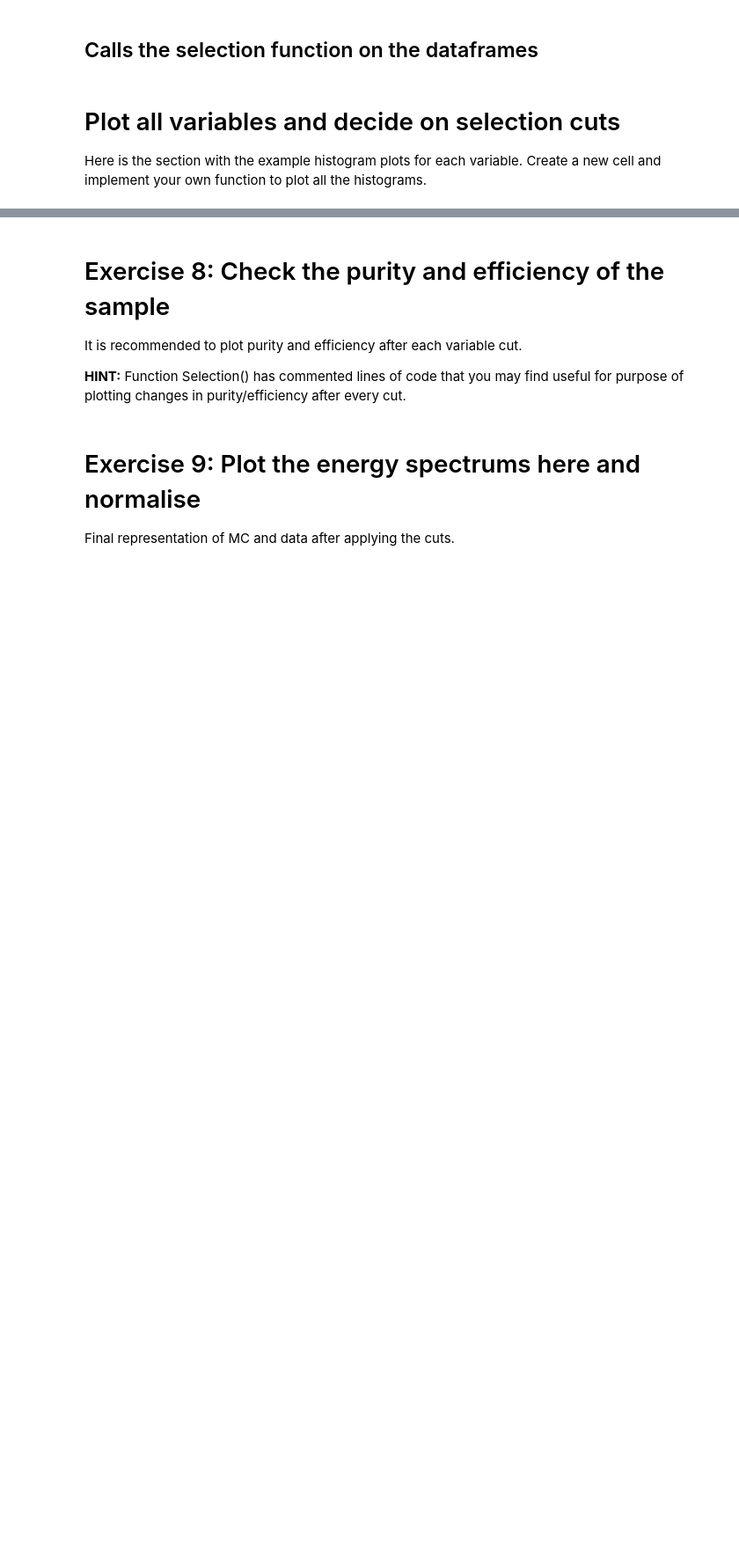
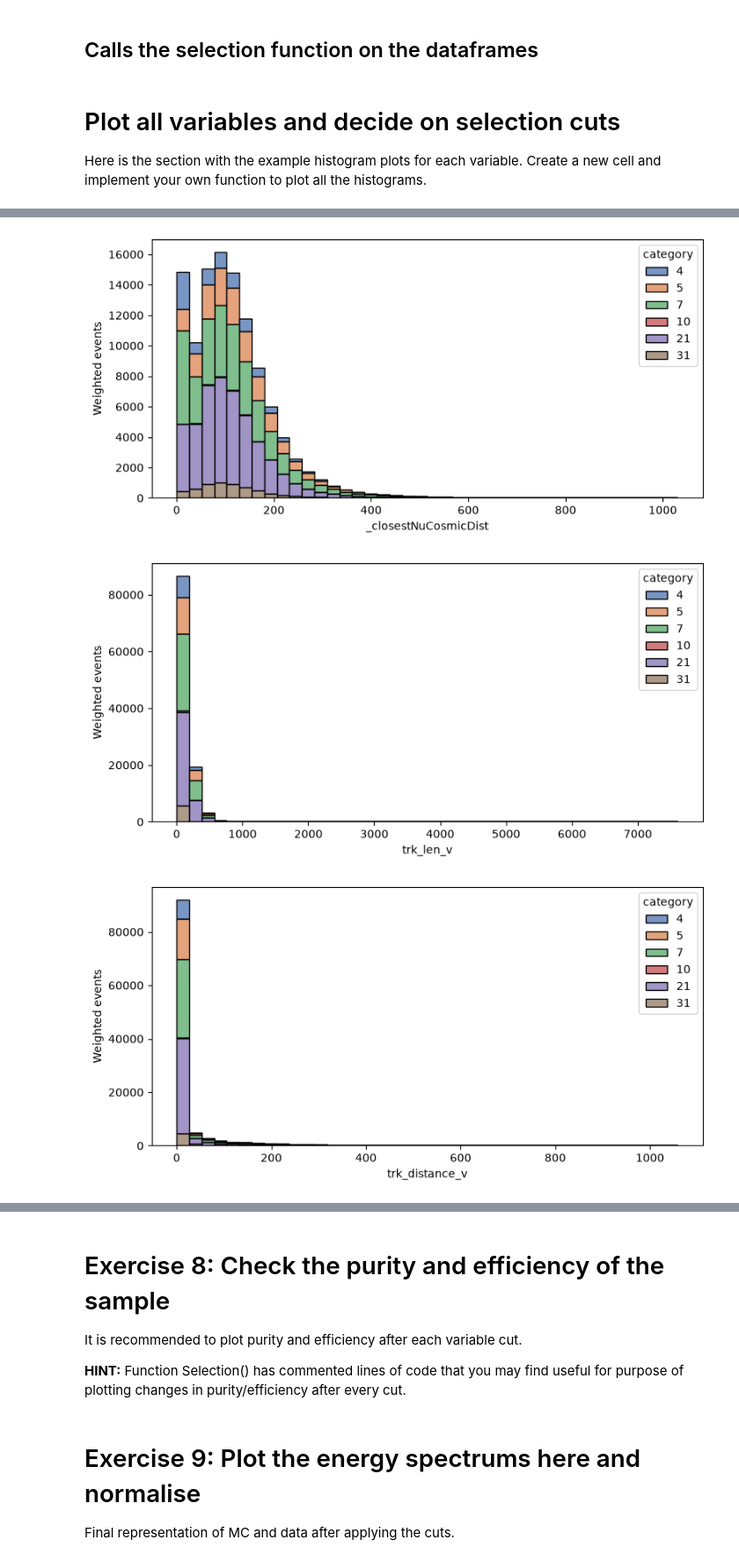
Before and after one commit to CanonicaliTY/uboone_lab_student_copy, a Jupyter notebook: MainAnalysis_template.ipynb, the cells around one changed output, grey strips where cells are left out. Shown at 88% size. Drawn from its saved outputs; the diff is of its cells as text; code cells hidden in the pictures; blank space fills up the shorter version.

```diff
--- a/MainAnalysis_template.ipynb
+++ b/MainAnalysis_template.ipynb
@@ -469,0 +508,24 @@ plt.show(i)
+# %%
+# Plot the remaining variables from the labbook
+remaining_variables = [
+    v for v in features
+    if v not in [
+        "trk_energy_tot",
+        "reco_nu_vtx_sce_x",
+        "reco_nu_vtx_sce_y",
+        "reco_nu_vtx_sce_z",
+        "topological_score"
+    ]
+]
+
+remaining_variables += [
+    "trk_range_muon_mom_v",
+    "trk_mcs_muon_mom_v"
+]
+
+for variable in remaining_variables:
+    plot_variable(MC_EXT_uncut, variable)
+# %% [output]
+[figure, added]
+[figure, added]
+[figure, added]
```
Also changed, not shown: parts of 7 cells of this notebook, 5 other files.
